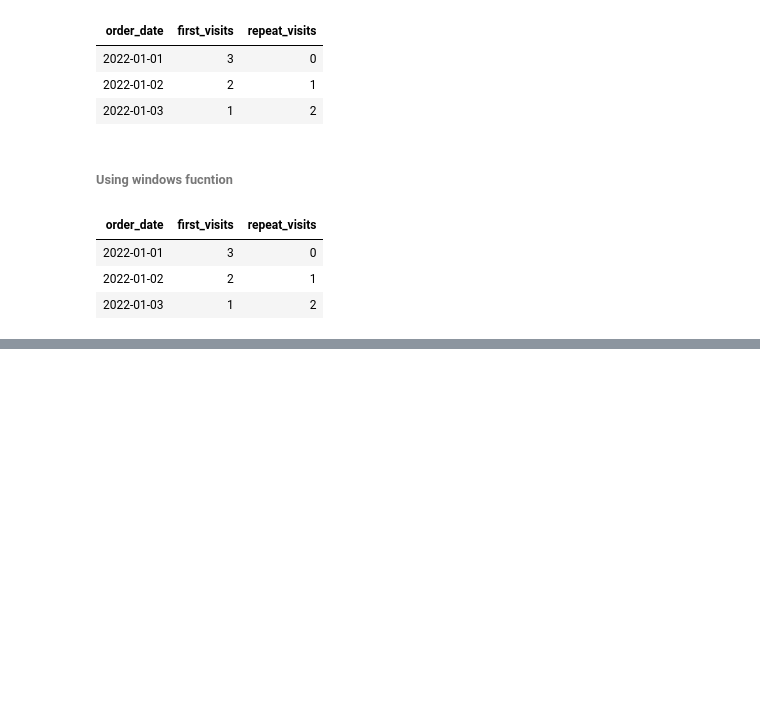
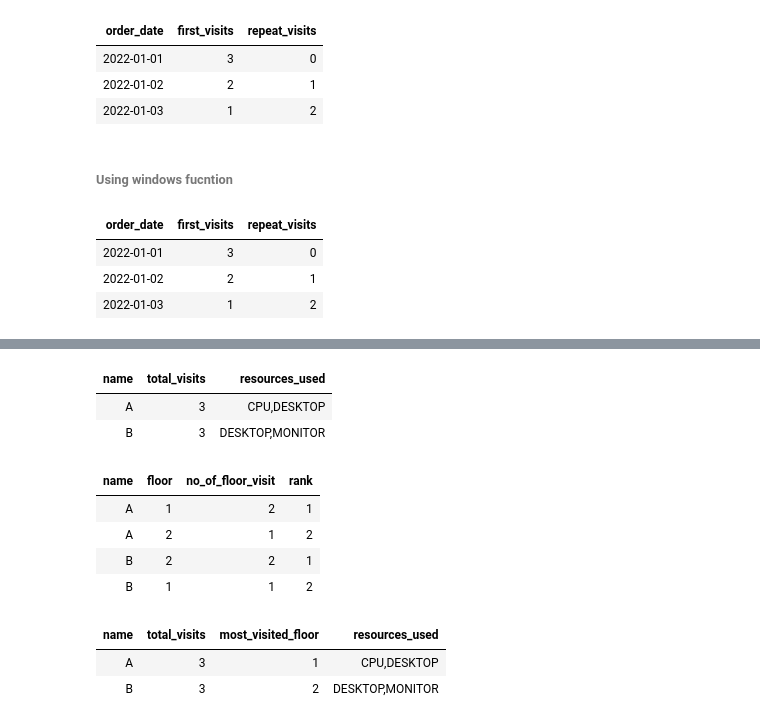
Before and after one commit to Rupam-1/SQL-Pyspark-practise_youtube, a Jupyter notebook: 02.PYSPARK.ipynb, the cells around one changed output, grey strips where cells are left out. Drawn from its saved outputs; the diff is of its cells as text; code cells hidden in the pictures; blank space fills up the shorter version.

```diff
--- a/02.PYSPARK.ipynb
+++ b/02.PYSPARK.ipynb
@@ -194,0 +224,47 @@ final_df.display()
+# %%
+from pyspark.sql.functions import *
+from pyspark.sql.window import Window
+
+part1 = entries_df.groupBy(
+    "name"
+    ).agg(
+        count(col("floor")).alias("total_visits"),
+        concat_ws(",", collect_set(col("resources"))).alias("resources_used")
+    )
+part1.display()
+
+part2 = entries_df.groupBy(
+    col("name"),col("floor")
+).agg(
+    count(col("floor")).alias("no_of_floor_visit")
+).withColumn(
+    "rank",
+    dense_rank().over(Window.partitionBy(col("name")).orderBy(col("no_of_floor_visit").desc()))
+)
+part2.display()
+
+final_df = part2.join(
+    part1,
+    part2["name"] == part1["name"],
+    "inner"
+).filter(
+    col("rank") == 1
+).select(
+    part1["name"],
+    part1["total_visits"],
+    part2["floor"].alias("most_visited_floor"),
+    part1["resources_used"]
+).orderBy(col("name"))
+final_df.display()
+# %% [output]
+| name | total_visits | resources_used |
+| A | 3 | CPU,DESKTOP |
+| B | 3 | DESKTOP,MONITOR |
+| name | floor | no_of_floor_visit | rank |
+| A | 1 | 2 | 1 |
+| A | 2 | 1 | 2 |
+| B | 2 | 2 | 1 |
+| B | 1 | 1 | 2 |
+| name | total_visits | most_visited_floor | resources_used |
+| A | 3 | 1 | CPU,DESKTOP |
+| B | 3 | 2 | DESKTOP,MONITOR |
```
Also changed, not shown: parts of 2 cells of this notebook, 1 other file.
